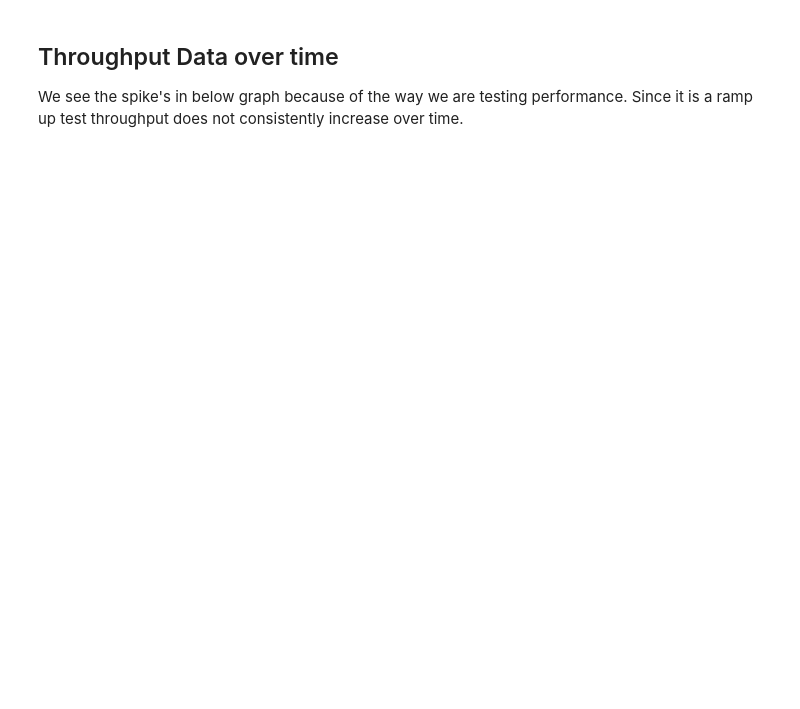
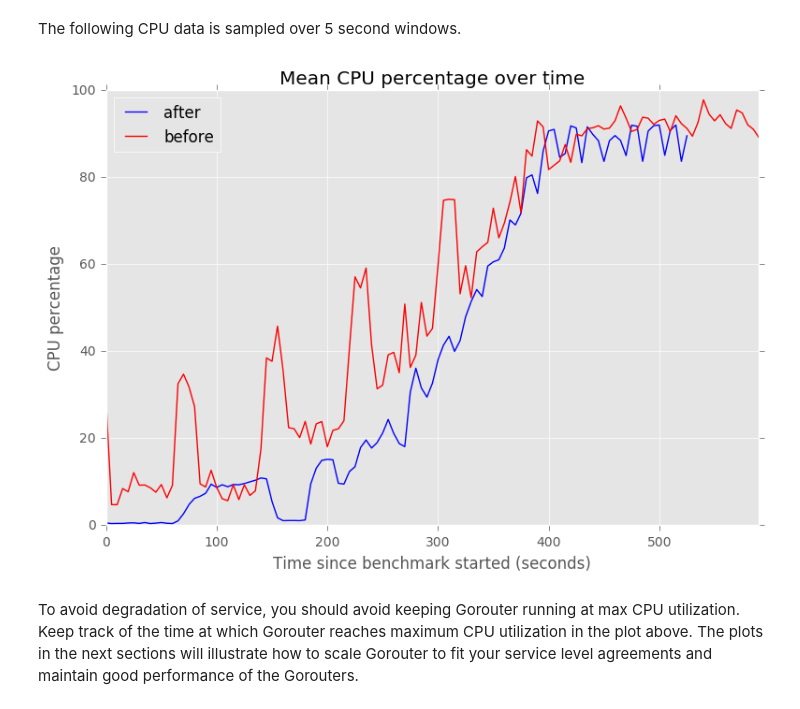
Before and after one commit to cloudfoundry/routing-perf-release, a Jupyter notebook: src/jupyter_notebook/Performance_Data.ipynb, the cells around one changed output. Saved outputs shown, nothing was run; the diff lists cells and outputs as text; code cells hidden in the pictures; blank space fills up the shorter version.

Commit message:
Add instructions for interpreting for plots in Jupyter notebook
[#137621993]

```diff
--- a/src/jupyter_notebook/Performance_Data.ipynb
+++ b/src/jupyter_notebook/Performance_Data.ipynb
@@ -29,4 +31,8 @@ compareDatasets = False
+# %%
+# To only view one set of data, set the below variable to False and rerun all of the cells.
+compareDatasets = True
 # %%
+# SETUP: All of the imports
 %matplotlib inline
 import warnings
 warnings.filterwarnings('ignore')
@@ -47,10 +53,15 @@ from patsy import dmatrices
 from io import StringIO
 import re
 
+from IPython.display import Markdown
+
 import os.path
 assert os.path.isfile('cpuStats.csv'), 'Missing CPU stats file "cpuStats.csv"'
 assert os.path.isfile('perfResults.csv'), 'Missing performance results file "perfResults.csv"'
 
+
 if compareDatasets:
     assert os.path.isfile('old_cpuStats.csv'), 'Missing old CPU stats file "old_cpuStats.csv"'
     assert os.path.isfile('old_perfResults.csv'), 'Missing old performance results file "old_perfResults.csv"'
+    newDataLabel = 'after'
+    oldDataLabel = 'before'
@@ -73,19 +122,23 @@ cpuMeanData = processCpuData(cpuData)
 if compareDatasets:
     oldCpuData = pd.read_csv('old_cpuStats.csv', parse_dates=['timestamp'], index_col=['timestamp'])
     oldCpuMeanData = processCpuData(oldCpuData)
+
+Markdown("The following CPU data is sampled over {0} second windows.".format(resampleFrequency))
+# %% [output]
+The following CPU data is sampled over 5 second windows.
 # %%
 fig, ax = plt.subplots()
 ax = cpuMeanData.plot(ax=ax, y='percentage', c='b')
 if compareDatasets:
     ax = oldCpuMeanData.plot(ax=ax, y='percentage', c='r')
-    ax.legend(['after', 'before'])
+    ax.legend([newDataLabel, oldDataLabel])
 else:
     ax.legend(['mean'])
 ax.set_ylabel('CPU percentage')
 ax.set_xlabel('Time since benchmark started (seconds)')
 ax.set_title('Mean CPU percentage over time')
 plt.show()
+# %% [output]
+[figure, added]
-# %% [markdown]
-## Throughput Data over time
-
-We see the spike's in below graph because of the way we are testing performance. Since it is a ramp up test throughput does not consistently increase over time.
+# %% [markdown]
+To avoid degradation of service, you should avoid keeping Gorouter running at max CPU utilization. Keep track of the time at which Gorouter reaches maximum CPU utilization in the plot above. The plots in the next sections will illustrate how to scale Gorouter to fit your service level agreements and maintain good performance of the Gorouters.
```
Also changed, not shown: parts of 17 cells of this notebook.
